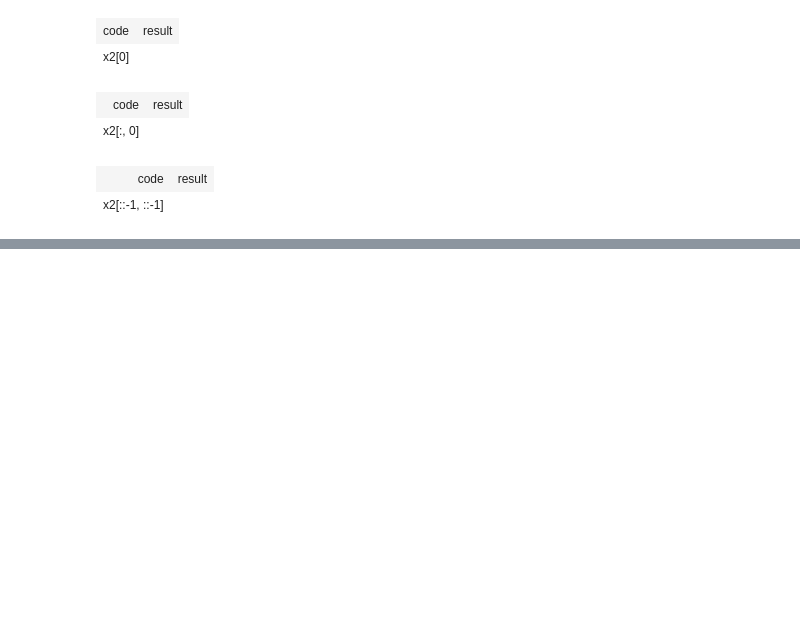
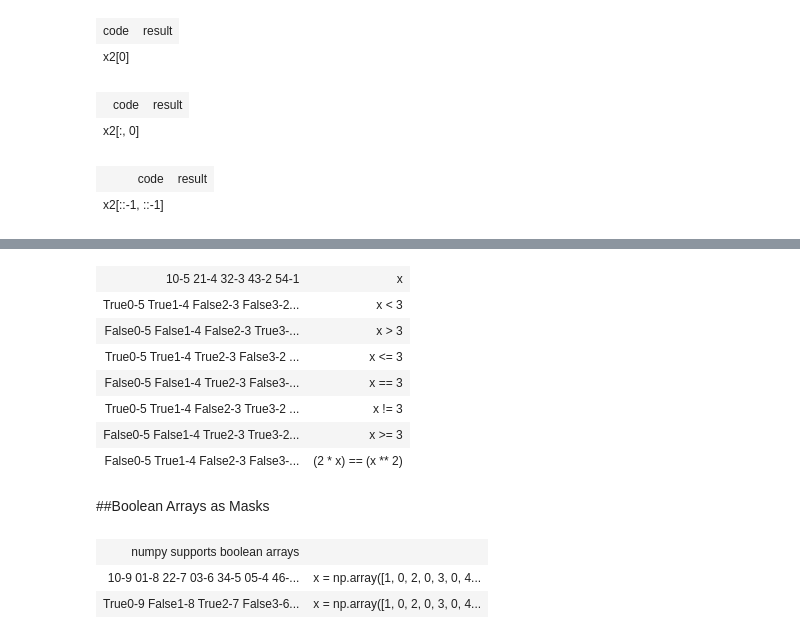
Before and after one commit to fbeilstein/kai_programming, a Jupyter notebook: lecture_2_numpy_refresher.ipynb, the cells around one changed output, grey strips where cells are left out. Cells and saved outputs as stored; diff of their text form; code cells hidden in the pictures; blank space fills up the shorter version.

```diff
--- a/lecture_2_numpy_refresher.ipynb
+++ b/lecture_2_numpy_refresher.ipynb
@@ -1080,0 +2054,33 @@ do_example()
+# %%
+import numpy as np
+x = np.array([1, 2, 3, 4, 5])
+draw_tbl([[array_to_html(x), 'x'],
+          [array_to_html(x < 3), 'x < 3'],
+          [array_to_html(x > 3), 'x > 3'],
+          [array_to_html(x <= 3), 'x <= 3'],
+          [array_to_html(x == 3), 'x == 3'],
+          [array_to_html(x != 3), 'x != 3'],
+          [array_to_html(x >= 3), 'x >= 3'],
+          [array_to_html((2 * x) == (x ** 2)), '(2 * x) == (x ** 2)']])
+# %% [output]
+| 10-5 21-4 32-3 43-2 54-1 | x |
+| True0-5 True1-4 False2-3 False3-2... | x < 3 |
+| False0-5 False1-4 False2-3 True3-... | x > 3 |
+| True0-5 True1-4 True2-3 False3-2 ... | x <= 3 |
+| False0-5 False1-4 True2-3 False3-... | x == 3 |
+| True0-5 True1-4 False2-3 True3-2 ... | x != 3 |
+| False0-5 False1-4 True2-3 True3-2... | x >= 3 |
+| False0-5 True1-4 False2-3 False3-... | (2 * x) == (x ** 2) |
+# %% [markdown]
+##Boolean Arrays as Masks
+# %%
+import numpy as np
+x = np.array([1, 0, 2, 0, 3, 0, 4, 0, 5])
+x1 = np.array([1, 0, 2, 0, 3, 0, 4, 0, 5], dtype=bool)
+draw_tbl([[{'text': 'numpy supports boolean arrays', 'colspan':2}],
+          [array_to_html(x),  'x = np.array([1, 0, 2, 0, 3, 0, 4, 0, 5])'],
+          [array_to_html(x1), 'x = np.array([1, 0, 2, 0, 3, 0, 4, 0, 5], dtype=bool)']])
+# %% [output]
+| numpy supports boolean arrays |  |
+| 10-9 01-8 22-7 03-6 34-5 05-4 46-... | x = np.array([1, 0, 2, 0, 3, 0, 4... |
+| True0-9 False1-8 True2-7 False3-6... | x = np.array([1, 0, 2, 0, 3, 0, 4... |
```
Also changed, not shown: parts of 74 cells of this notebook.
